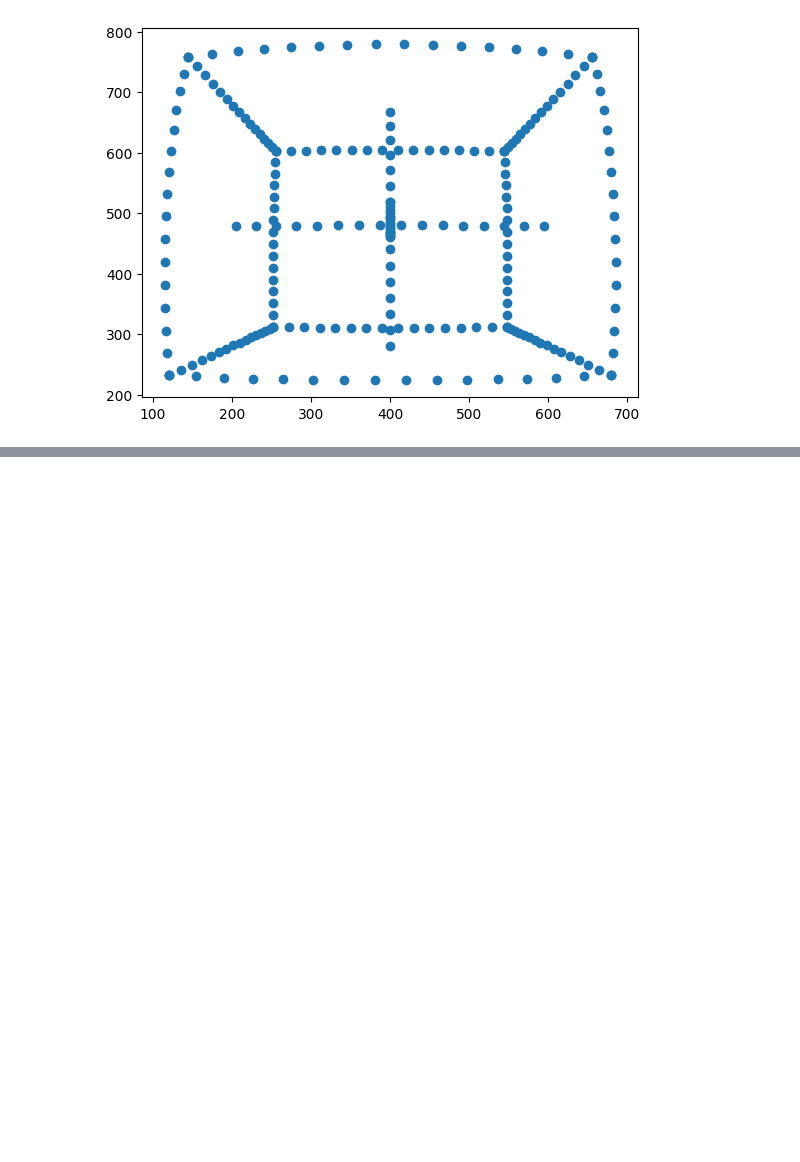
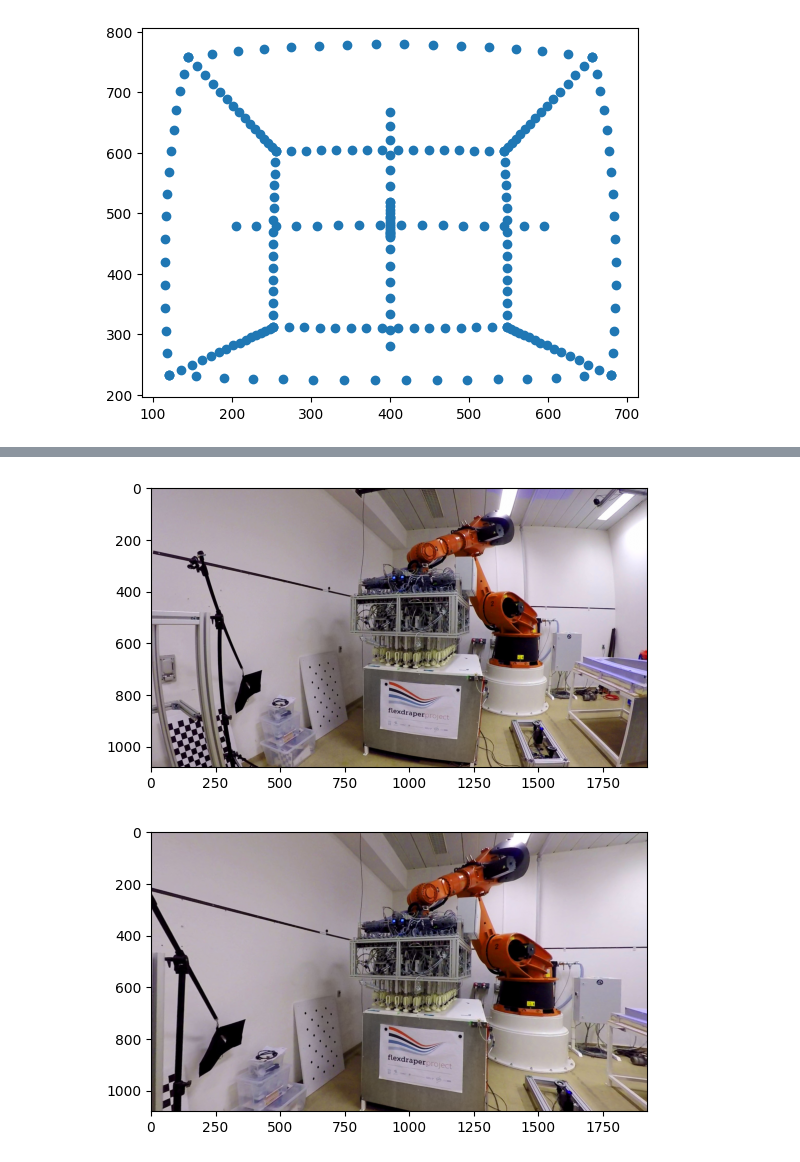
Before and after one commit to yufanana/ComputerVision02504, a Jupyter notebook: exercises/ex2.ipynb, the cells around one changed output, grey strips where cells are left out. Drawn from its saved outputs; the diff is of its cells as text; code cells hidden in the pictures; blank space fills up the shorter version.

```diff
--- a/exercises/ex2.ipynb
+++ b/exercises/ex2.ipynb
@@ -171,0 +171,11 @@ plt.show()
+# %%
+# Ex 2.3
+
+# camera parameters for gopro
+gopro_im = cv2.imread('gopro_robot.jpg')[:,:,::-1]
+gopro_im = gopro_im.astype(float)/255
+f = 0.455732*gopro_im.shape[1]
+a = 1
+b = 0
+gopro_distCoeffs = [-0.245031, 0.071524, -0.00994978]
+gopro_K = camera_intrinsic(f, (gopro_im.shape[1]/2,gopro_im.shape[0]/2), a, b)
@@ -171,0 +209,10 @@ plt.show()
+# %%
+plt.imshow(gopro_im)
+plt.show()
+
+undistored_im = undistortImage(gopro_im, gopro_distCoeffs, gopro_K)
+plt.imshow(undistored_im)
+plt.show()
+# %% [output]
+[figure, added]
+[figure, added]
```
Also changed, not shown: parts of 4 cells of this notebook, 3 other files.
